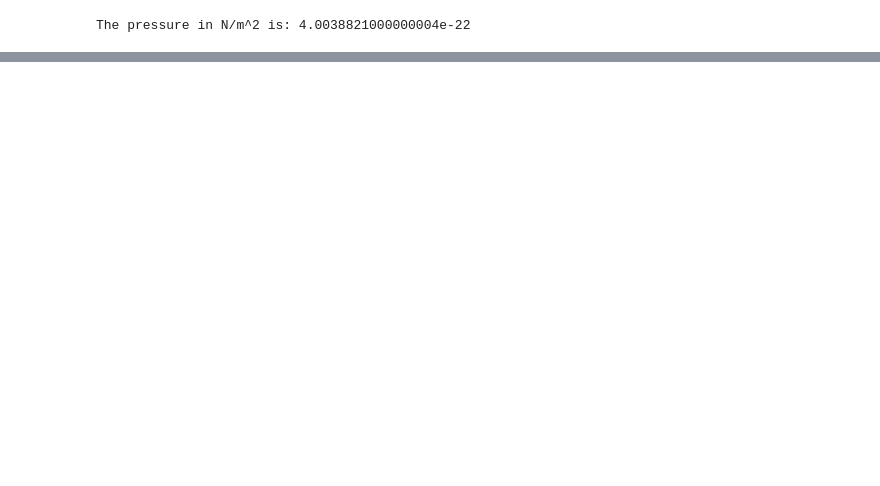
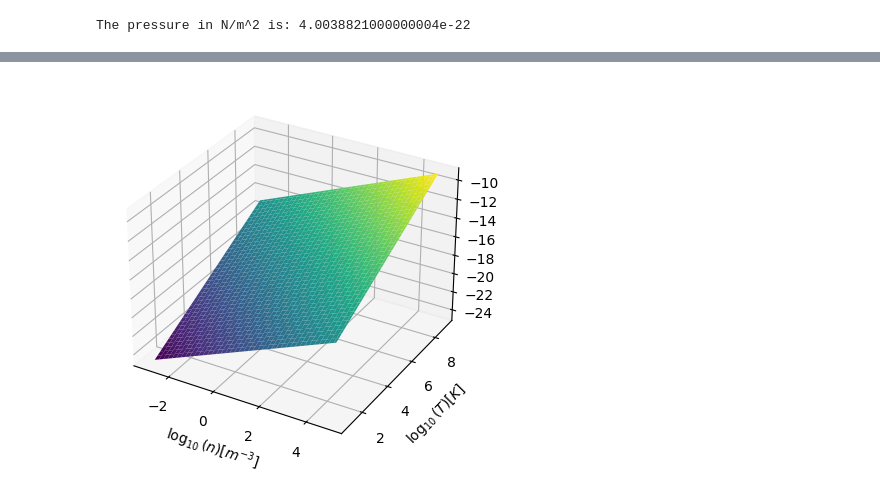
Before and after one commit to wbandabarragan/computational-physics-1, a Jupyter notebook: unit-1/107-Python-Functions.ipynb, the cells around one changed output, grey strips where cells are left out. Cells and saved outputs as stored; diff of their text form; code cells hidden in the pictures; blank space fills up the shorter version.

```diff
--- a/unit-1/107-Python-Functions.ipynb
+++ b/unit-1/107-Python-Functions.ipynb
@@ -80,0 +125,13 @@ The pressure in N/m^2 is: 4.0038821000000004e-22
+# %%
+# Surface plot
+fig = plt.figure()
+ax = fig.add_subplot(111, projection='3d')
+
+ax.plot_surface(n_2D, T_2D, np.log10(pres_2D), cmap = 'viridis')
+
+ax.set_xlabel(r"$\log_{10}(n) [m^{-3}]$")
+ax.set_ylabel(r"$\log_{10}(T) [K]$")
+
+plt.show()
+# %% [output]
+[figure, added]
```
Also changed, not shown: parts of 15 cells of this notebook.
